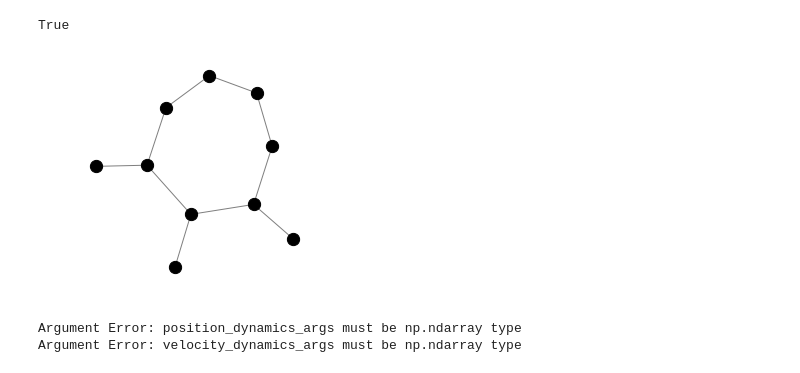
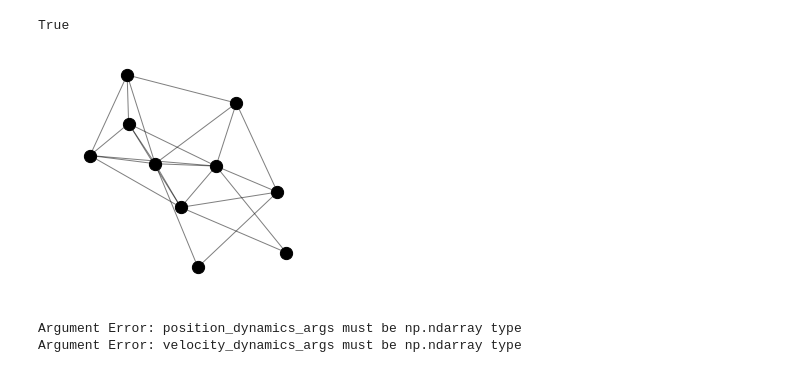
Before and after one commit to harveydevereux/Consensus, a Jupyter notebook: Notes/Flocking.ipynb, the cells around one changed output. Saved outputs shown, nothing was run; the diff lists cells and outputs as text; code cells hidden in the pictures.

```diff
--- a/Notes/Flocking.ipynb
+++ b/Notes/Flocking.ipynb
@@ -561,10 +537,11 @@ def v_dot(v, r, v_graph, s_graph,R, *args):
 def r_dot(v, *args):
     return v
 # %%
-G = nx.watts_strogatz_graph(10,3,0.5)
+G = nx.gnp_random_graph(10,0.5)
+#G = nx.watts_strogatz_graph(10,3,0.5)
 p = draw_graph(G,fig_size=4)
 # %% [output]
-[figure, old version]
+[figure, new version]
 # %%
 FS = Flock_Simulation(G,r_dot,v_dot)
 # %% [output]
```
Also changed, not shown: parts of 19 cells of this notebook, 1 other file.
